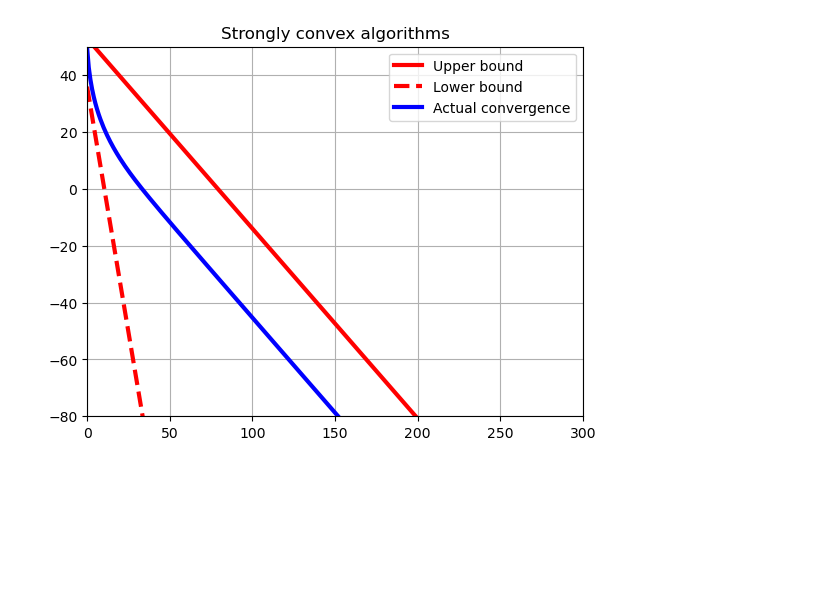
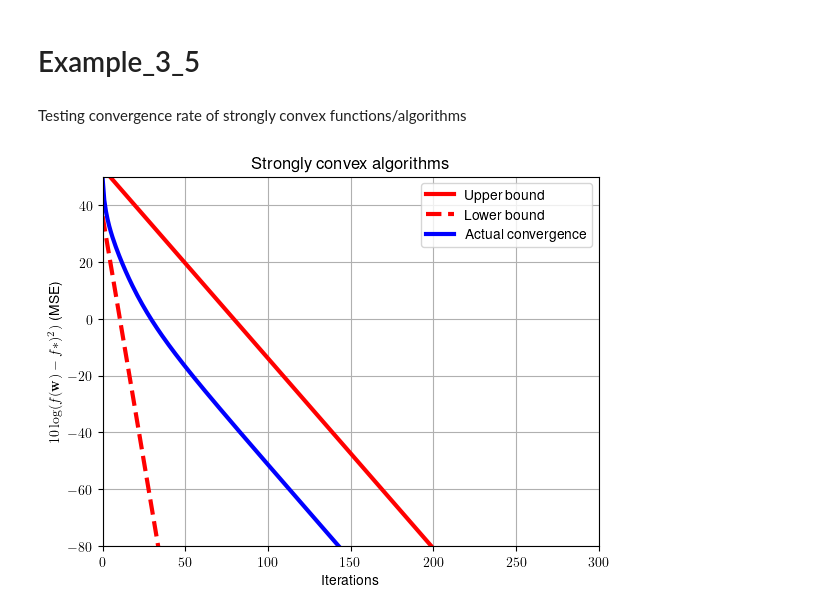
Before and after one commit to jdariasl/OTBD, a Jupyter notebook: _sources/content/Example_3_5.ipynb, the cells around one changed output. Saved outputs shown, nothing was run; the diff lists cells and outputs as text; code cells hidden in the pictures; blank space fills up the shorter version.

```diff
--- a/_sources/content/Example_3_5.ipynb
+++ b/_sources/content/Example_3_5.ipynb
@@ -0,0 +1,4 @@
+# %% [markdown]
+# Example_3_5
+# %% [markdown]
+Testing convergence rate of strongly convex functions/algorithms
@@ -11,32 +20,38 @@ X=np.random.randn(Nr,Nc)
 wopt_nor=np.random.randn(Nc,1)
 y=X@wopt_nor+np.random.randn(Nr,1)*np.sqrt(.001)       # We generate the ragression data
 
 autoval=np.real(np.linalg.eig(X.T@X)[0])
 L=np.max(autoval)
 lambd=0.04*L
 wopt_strong=np.linalg.inv(X.T@X+lambd*np.eye(Nc))@X.T@y
 
 Ls=np.max(autoval)+lambd
 mu=np.min(np.abs(autoval))+lambd
 eta=1/L
 eta_strong=2/(Ls+mu)
 
 # We calculate the bounds
 _, _, _, bbs, bsm, _=bounds(Niter,L,Ls,mu,np.linalg.norm(wopt_nor)**2,np.linalg.norm(wopt_strong)**2)
 
 # Ridge with regularizer
 w=np.zeros((Nc,Niter+1))
 f_r, f_opt = ridge_reg(Niter,w,X,y,eta_strong,lambd,wopt_strong)
 
+
+plt.rcParams.update({
+    "text.usetex": True,
+    "font.family": "Helvetica"
+})
 plt.plot(range(Niter),10*np.log10(bbs),color='red',linewidth = 3, label = 'Upper bound')
 plt.plot(range(Niter),10*np.log10(bsm),color='red',linestyle='dashed', linewidth = 3, label = 'Lower bound')
 plt. plot(range(Niter+1),10*np.log10(np.abs(f_r-f_opt)+np.finfo(float).eps),'b', linewidth = 3, label = 'Actual convergence')
 plt.legend()
 plt.grid()
 plt.title('Strongly convex algorithms')
+plt.xlabel('Iterations')
+plt.ylabel(r'$10\log(f({\bf{w}})-f*)^2)$ (MSE)')
 plt.xlim([0, 300])
 plt.ylim([-80, 50])
-plt.savefig('figureejercicio42_def.png',dpi=300)
 plt.show()
 # %% [output]
-[figure, old version]
+[figure, new version]
```
Also changed, not shown: parts of 3 cells of this notebook, 56 other files.
